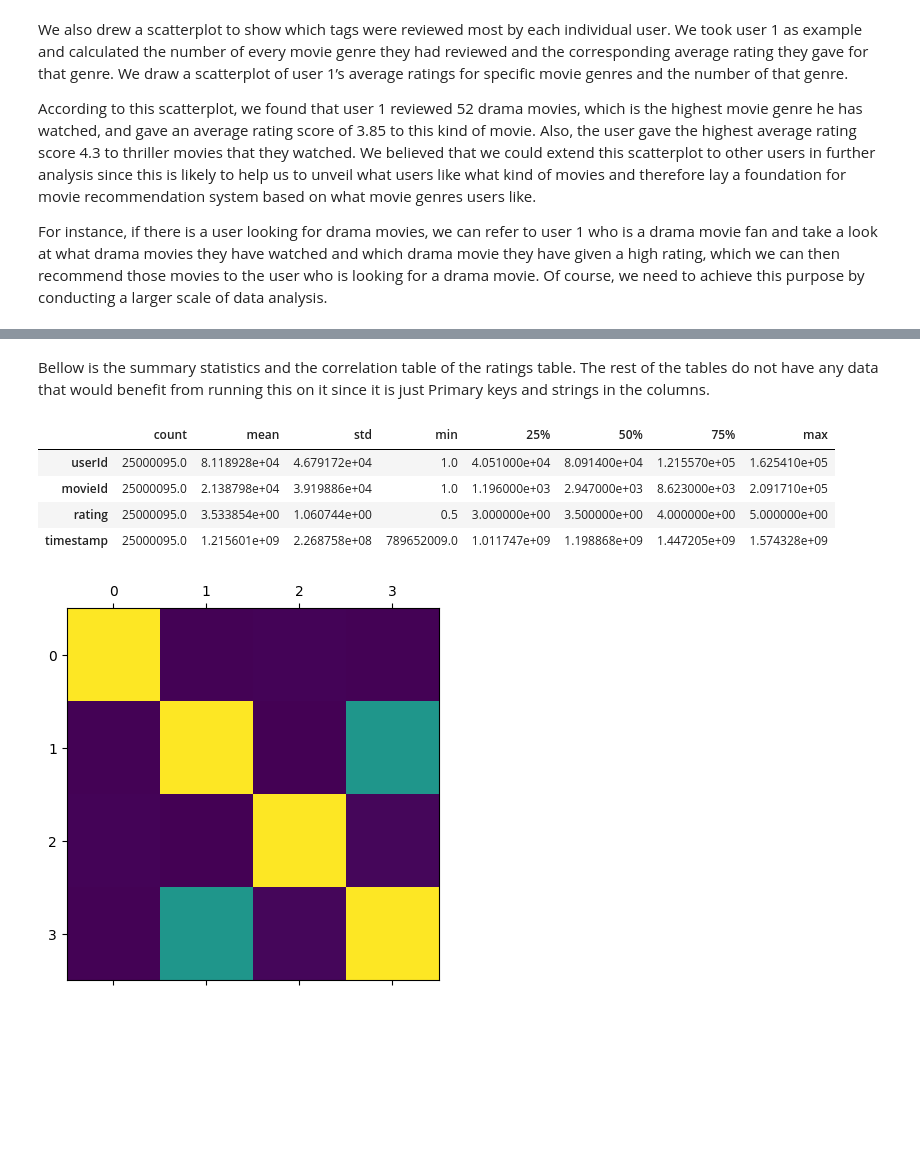
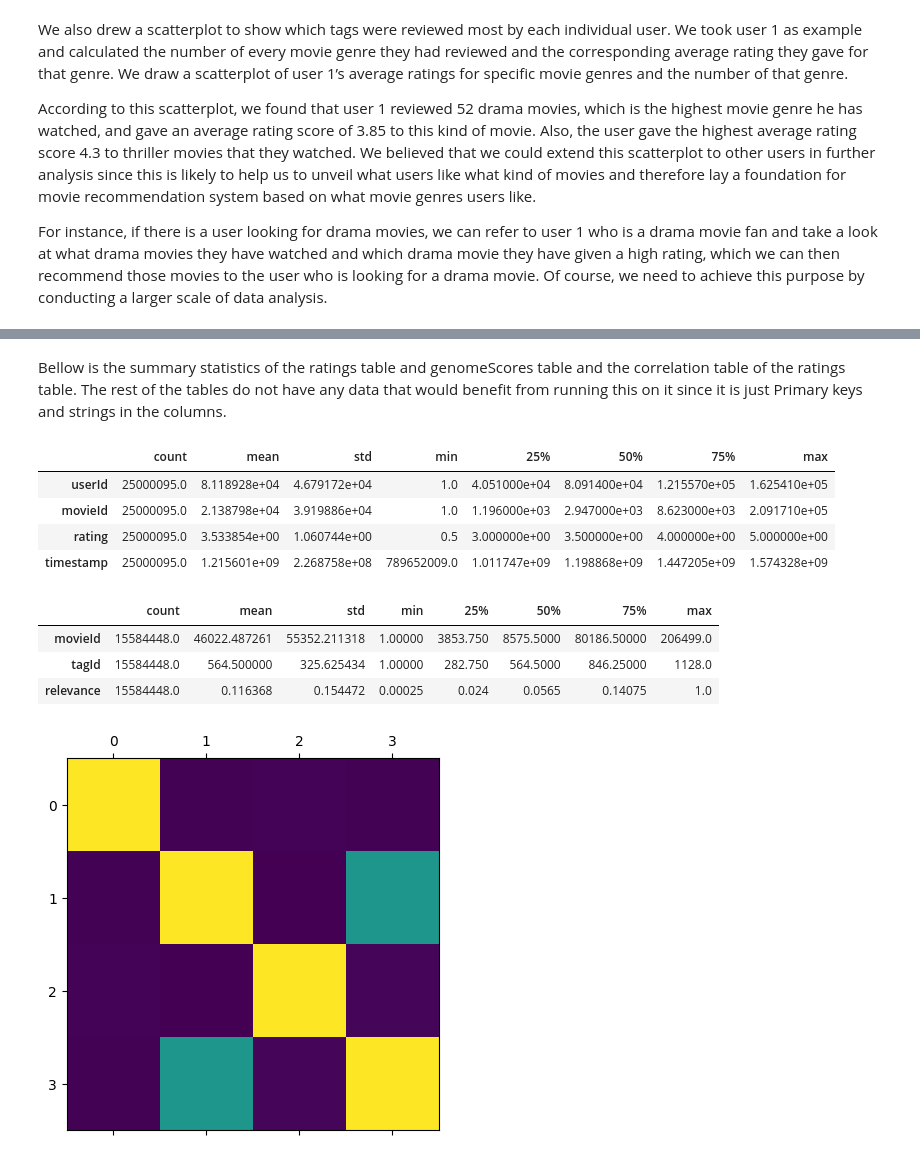
Before and after one commit to rkbhkp/Movie-Recomendation-with-ML, a Jupyter notebook: Project_Evaluation_Form_Milestone_2_Data_Analysis_1.ipynb, the cells around one changed output, grey strips where cells are left out. Saved outputs shown, nothing was run; the diff lists cells and outputs as text; code cells hidden in the pictures; blank space fills up the shorter version.

```diff
--- a/Project_Evaluation_Form_Milestone_2_Data_Analysis_1.ipynb
+++ b/Project_Evaluation_Form_Milestone_2_Data_Analysis_1.ipynb
@@ -88,7 +88,7 @@ For instance, if there is a user looking for drama movies, we can refer to user
 # %% [markdown]
 ![](graph_5.png)
 # %% [markdown]
-Bellow is the summary statistics and the correlation table of the ratings table. The rest of the tables do not have any data that would benefit from running this on it since it is just Primary keys and strings in the columns.
+Bellow is the summary statistics of the ratings table and genomeScores table and the correlation table of the ratings table. The rest of the tables do not have any data that would benefit from running this on it since it is just Primary keys and strings in the columns.
 # %%
 import pandas as pd
 ratings = pd.read_pickle('pickle/ratings.pkl')
@@ -99,6 +99,15 @@ ratings.describe().transpose()
 | movieId | 25000095.0 | 2.138798e+04 | 3.919886e+04 | 1.0 | 1.196000e+03 | 2.947000e+03 | 8.623000e+03 | 2.091710e+05 |
 | rating | 25000095.0 | 3.533854e+00 | 1.060744e+00 | 0.5 | 3.000000e+00 | 3.500000e+00 | 4.000000e+00 | 5.000000e+00 |
 | timestamp | 25000095.0 | 1.215601e+09 | 2.268758e+08 | 789652009.0 | 1.011747e+09 | 1.198868e+09 | 1.447205e+09 | 1.574328e+09 |
+# %%
+
+genomeScores = pd.read_pickle('pickle/genomeScores.pkl')
+genomeScores.describe().transpose()
+# %% [output]
+|  | count | mean | std | min | 25% | 50% | 75% | max |
+| movieId | 15584448.0 | 46022.487261 | 55352.211318 | 1.00000 | 3853.750 | 8575.5000 | 80186.50000 | 206499.0 |
+| tagId | 15584448.0 | 564.500000 | 325.625434 | 1.00000 | 282.750 | 564.5000 | 846.25000 | 1128.0 |
+| relevance | 15584448.0 | 0.116368 | 0.154472 | 0.00025 | 0.024 | 0.0565 | 0.14075 | 1.0 |
 # %%
 import matplotlib.pyplot as plt
 
```
